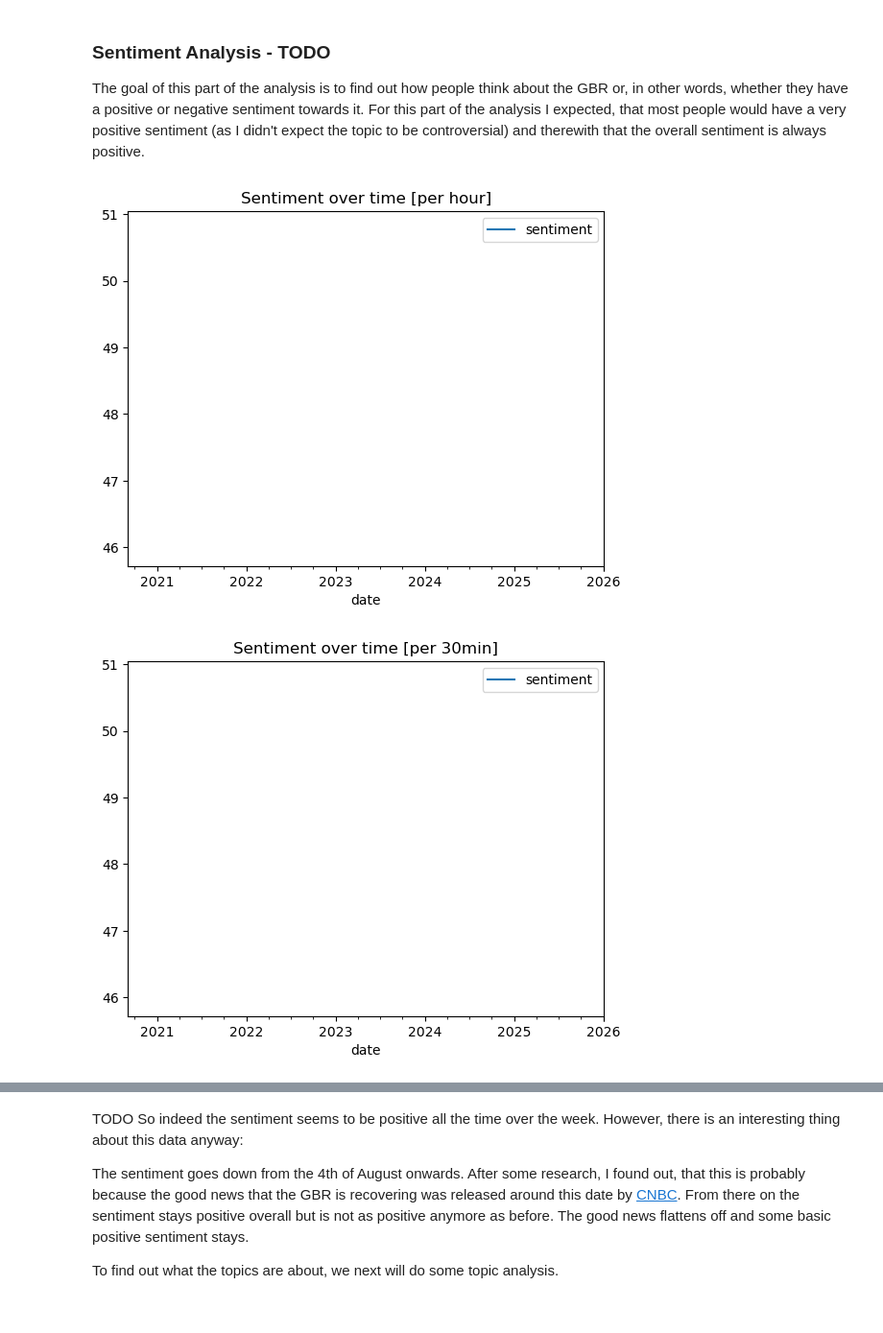
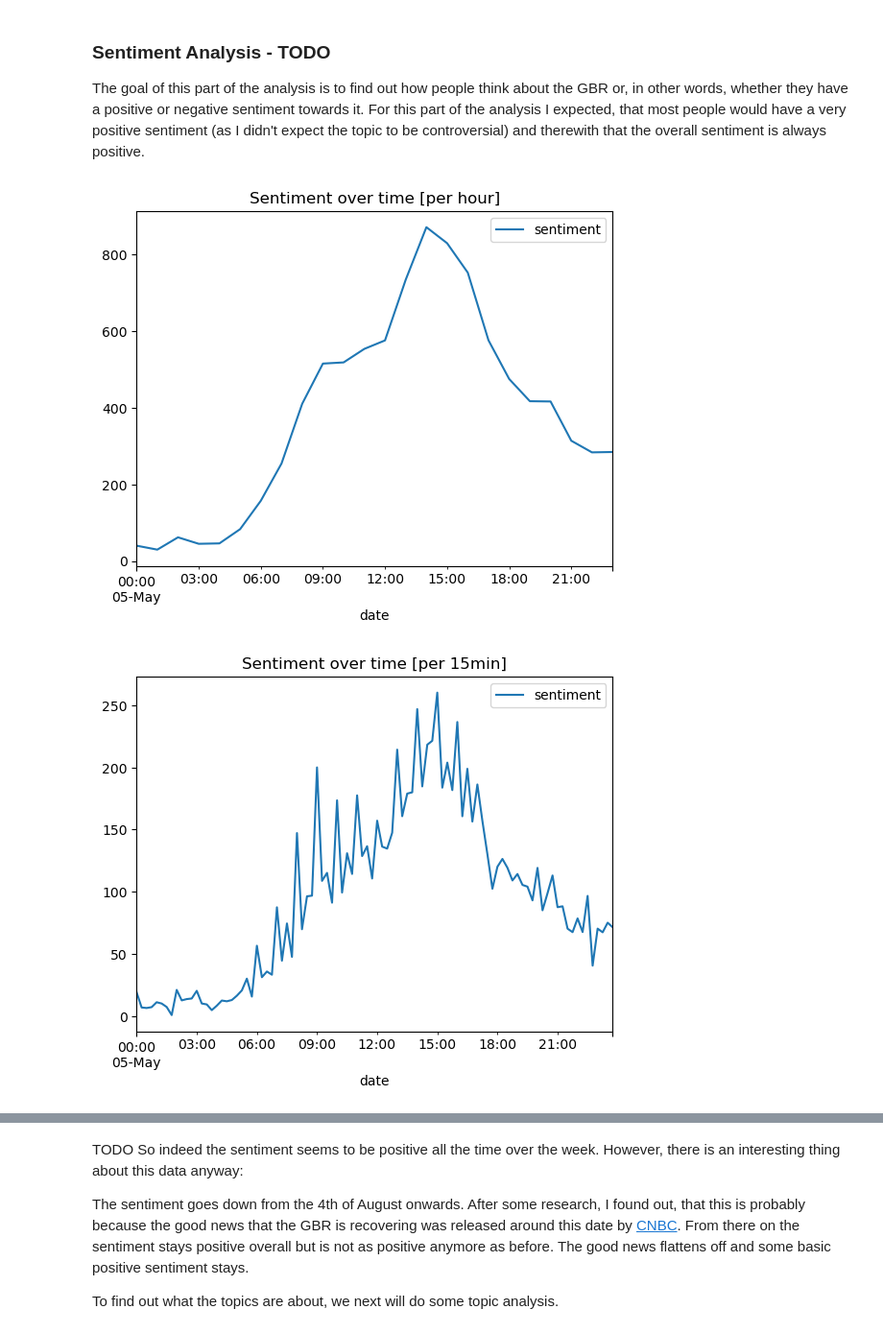
Before and after one commit to LuKrO2011/SMNA, a Jupyter notebook: seminar/code/twitterAnalysis.ipynb, the cells around one changed output, grey strips where cells are left out. Shown at 96% size. Cells and saved outputs as stored; diff of their text form; code cells hidden in the pictures.

```diff
--- a/seminar/code/twitterAnalysis.ipynb
+++ b/seminar/code/twitterAnalysis.ipynb
@@ -175,9 +178,7 @@ def get_hashtags(tweet):
     return [tag['tag'].lower() for tag in hashtags]
 # %%
 # Name of the json file with the tweets to process
-# tweets_filename = 'tennis_combined_filtered2_4_days.json'
-# tweets_filename = 'table_tennis_filtered2_4_days.json'
-tweets_filename = '../data/tennis_2023_05_05.json'
+tweets_filename = '../data/coronation_2023_05_05_filtered.json'
 
 
 # number of hashtags to display
@@ -286,8 +292,8 @@ tweet_tokenizer = nltk.tokenize.TweetTokenizer()
 puncts = list(string.punctuation)
 
 # Use stopwords from nltk and a few other twitter specific terms like 'rt' (retweet)
-twitter_stopwords = ['rt', 'via', '...', '…', '"', "'", '`', '‘', '“', '”','🚩',' ','basketbal','sergey','alexand']
-web_stopwords = ["gbr", 'ha', 'us', 'wa', 'https', 'thi', 'co','basketball']
+twitter_stopwords = ['...', '…', '"', "'", '`', '‘', '“', '”',' ']
+web_stopwords = ['uk','🇬','🇧',]
 all_stopwords = nltk.corpus.stopwords.words('english')\
                 + twitter_stopwords\
                 + web_stopwords \
@@ -477,15 +483,15 @@ elif approach == 'vader':
 # %%
 # Visualize the gathered data
 series = pd.DataFrame(sentiments, columns=['date', 'sentiment'])
 series.set_index('date', inplace=True)
 series[['sentiment']] = series[['sentiment']].apply(pd.to_numeric)
 
-series = series.resample('1H').sum()
+series = series.resample('1h').sum() # mean
 series.plot()
 plt.title("Sentiment over time [per hour]")
 plt.show()
 # %% [output]
-[figure, old version]
+[figure, new version]
 # %%
 # Visualize the gathered data
 # pd.date_range("2022-10-06", "2022-10-07")
@@ -496,9 +502,9 @@ series[['sentiment']] = series[['sentiment']].apply(pd.to_numeric)
 series.set_index('date', inplace=True)
 
 
-series = series.resample('3H').sum()
+series = series.resample('15min').sum()
 series.plot()
-plt.title("Sentiment over time [per 30min]")
+plt.title("Sentiment over time [per 15min]")
 plt.show()
 # %% [output]
-[figure, old version]
+[figure, new version]
```
Also changed, not shown: parts of 14 cells of this notebook, 8 other files.
